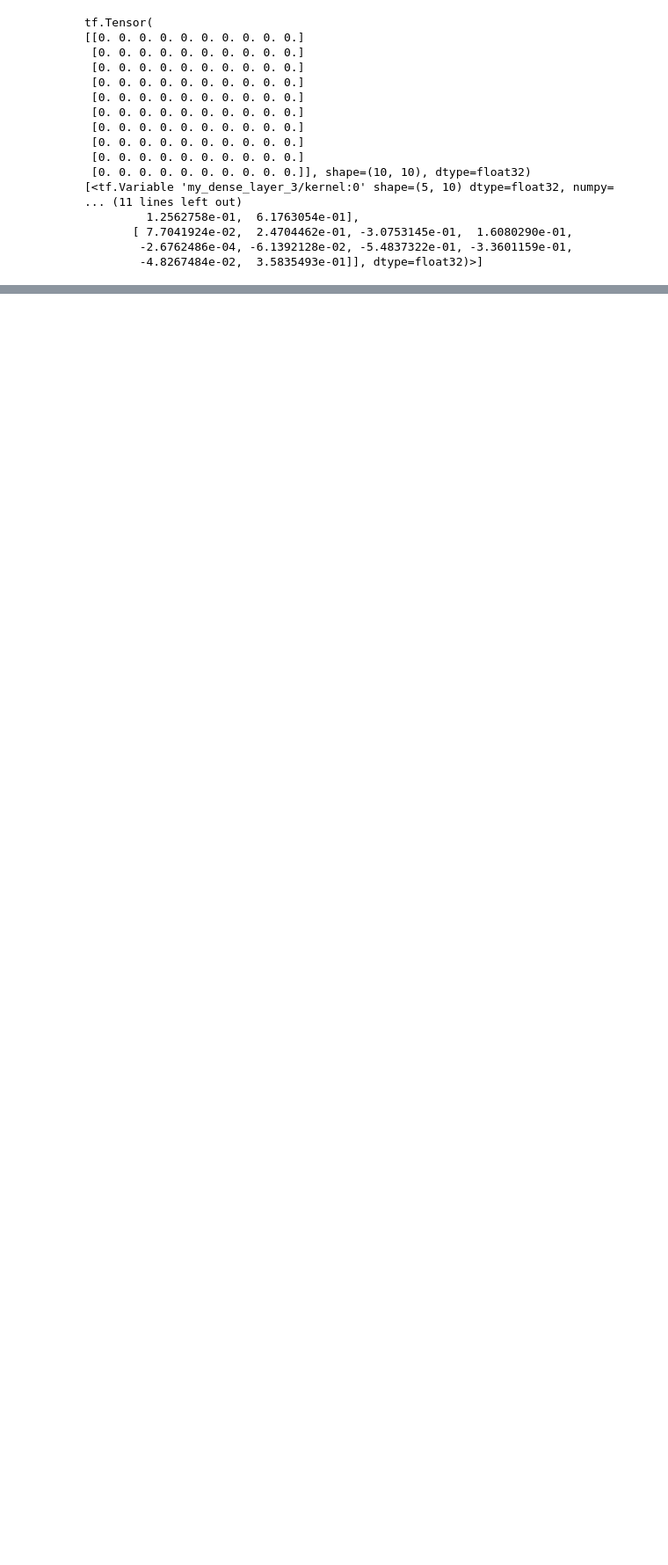
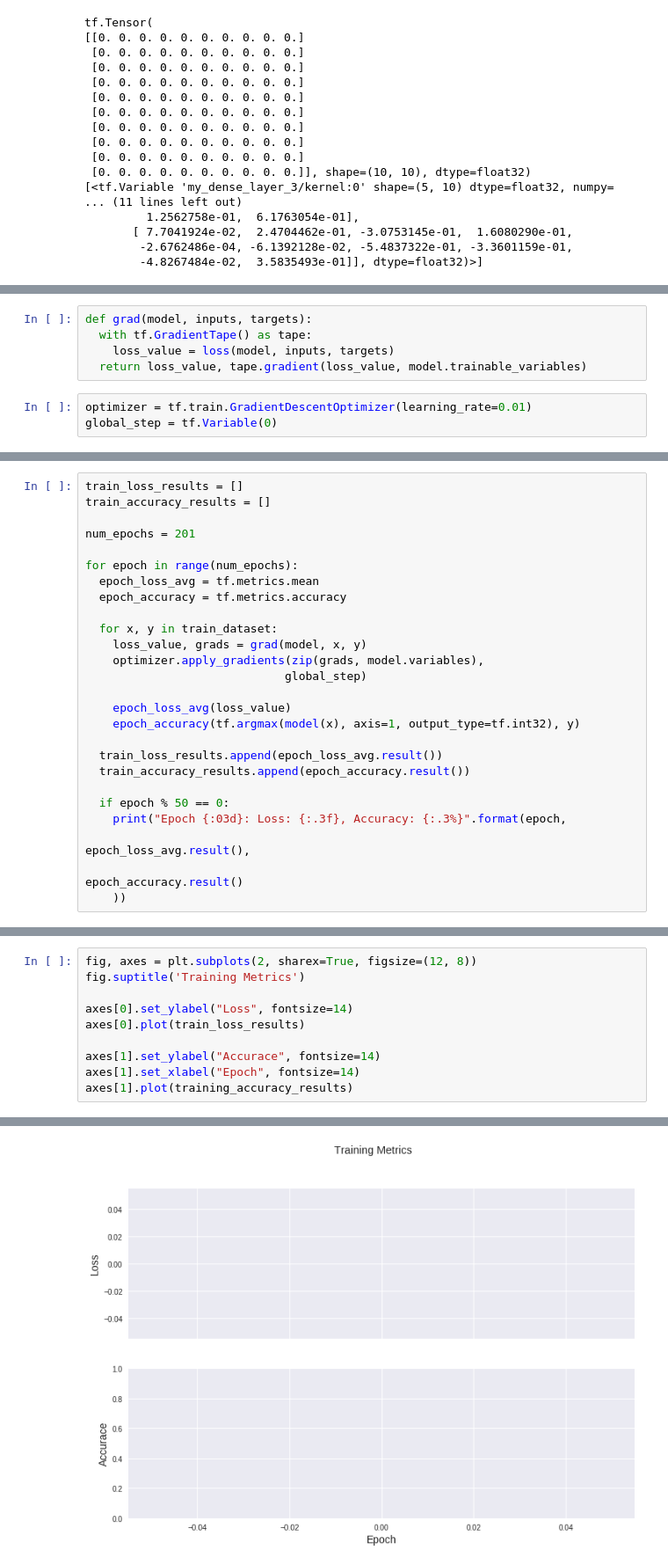
Before and after one commit to kugmax/tensorflow_learn, a Jupyter notebook: Tutorial.ipynb, the cells around one changed output, grey strips where cells are left out. Shown at 88% size. Saved outputs shown, nothing was run; the diff lists cells and outputs as text; blank space fills up the shorter version.

```diff
--- a/Tutorial.ipynb
+++ b/Tutorial.ipynb
@@ -151,0 +372,8 @@ tf.Tensor(
+# %%
+def grad(model, inputs, targets):
+  with tf.GradientTape() as tape:
+    loss_value = loss(model, inputs, targets)
+  return loss_value, tape.gradient(loss_value, model.trainable_variables)
+# %%
+optimizer = tf.train.GradientDescentOptimizer(learning_rate=0.01)
+global_step = tf.Variable(0)
@@ -151,0 +393,26 @@ tf.Tensor(
+# %%
+train_loss_results = []
+train_accuracy_results = []
+
+num_epochs = 201
+
+for epoch in range(num_epochs):
+  epoch_loss_avg = tf.metrics.mean
+  epoch_accuracy = tf.metrics.accuracy
+
+  for x, y in train_dataset:
+    loss_value, grads = grad(model, x, y)
+    optimizer.apply_gradients(zip(grads, model.variables),
+                             global_step)
+
+    epoch_loss_avg(loss_value)
+    epoch_accuracy(tf.argmax(model(x), axis=1, output_type=tf.int32), y)
+
+  train_loss_results.append(epoch_loss_avg.result())
+  train_accuracy_results.append(epoch_accuracy.result())
+
+  if epoch % 50 == 0:
+    print("Epoch {:03d}: Loss: {:.3f}, Accuracy: {:.3%}".format(epoch,
+                                                                epoch_loss_avg.result(),
+                                                                epoch_accuracy.result()
+    ))
@@ -151,0 +421,11 @@ tf.Tensor(
+# %%
+fig, axes = plt.subplots(2, sharex=True, figsize=(12, 8))
+fig.suptitle('Training Metrics')
+
+axes[0].set_ylabel("Loss", fontsize=14)
+axes[0].plot(train_loss_results)
+
+axes[1].set_ylabel("Accurace", fontsize=14)
+axes[1].set_xlabel("Epoch", fontsize=14)
+axes[1].plot(training_accuracy_results)
+# %% [output]
@@ -151,0 +433 @@ tf.Tensor(
+[figure, added]
```
Also changed, not shown: parts of 25 cells of this notebook.
